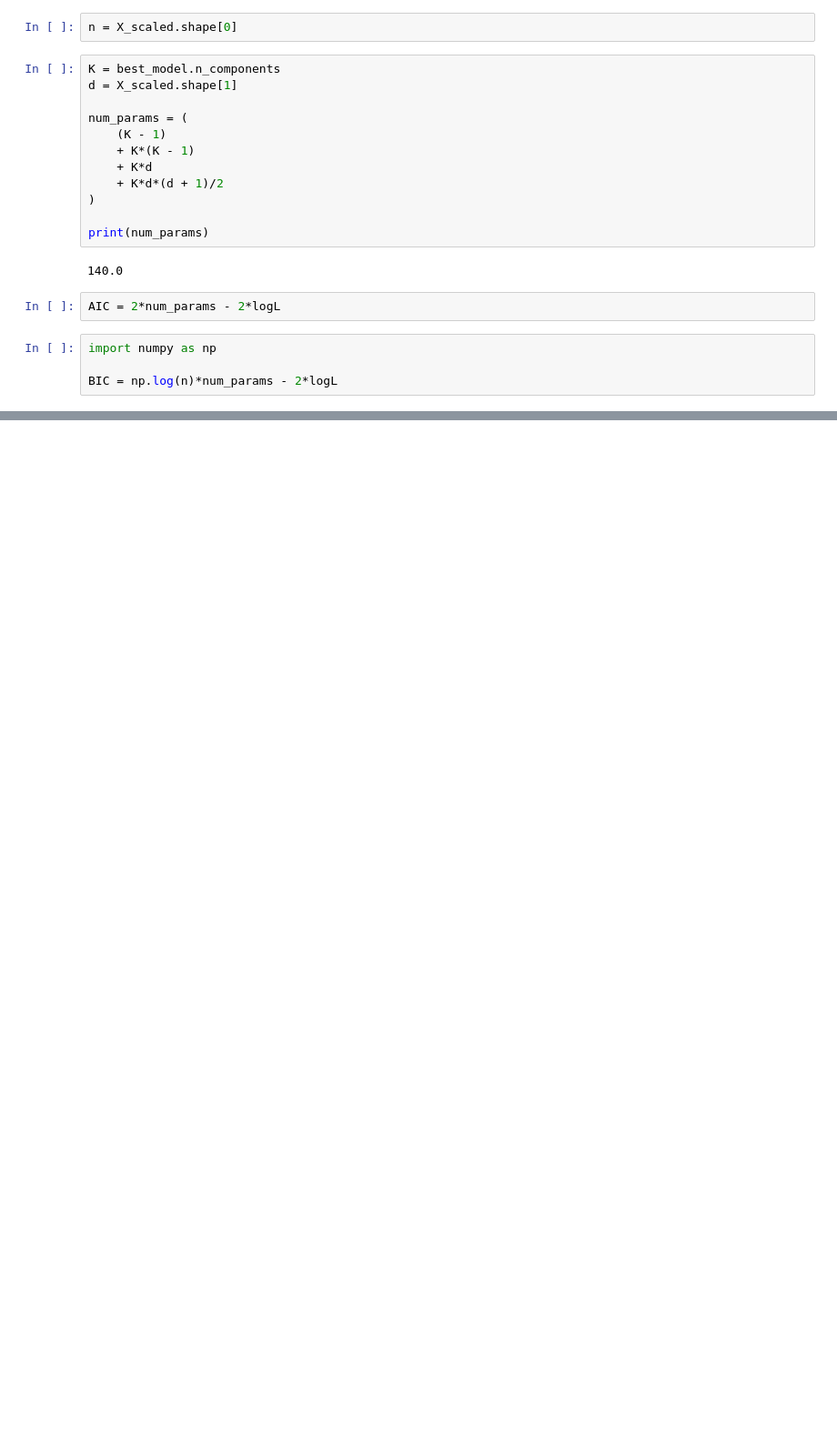
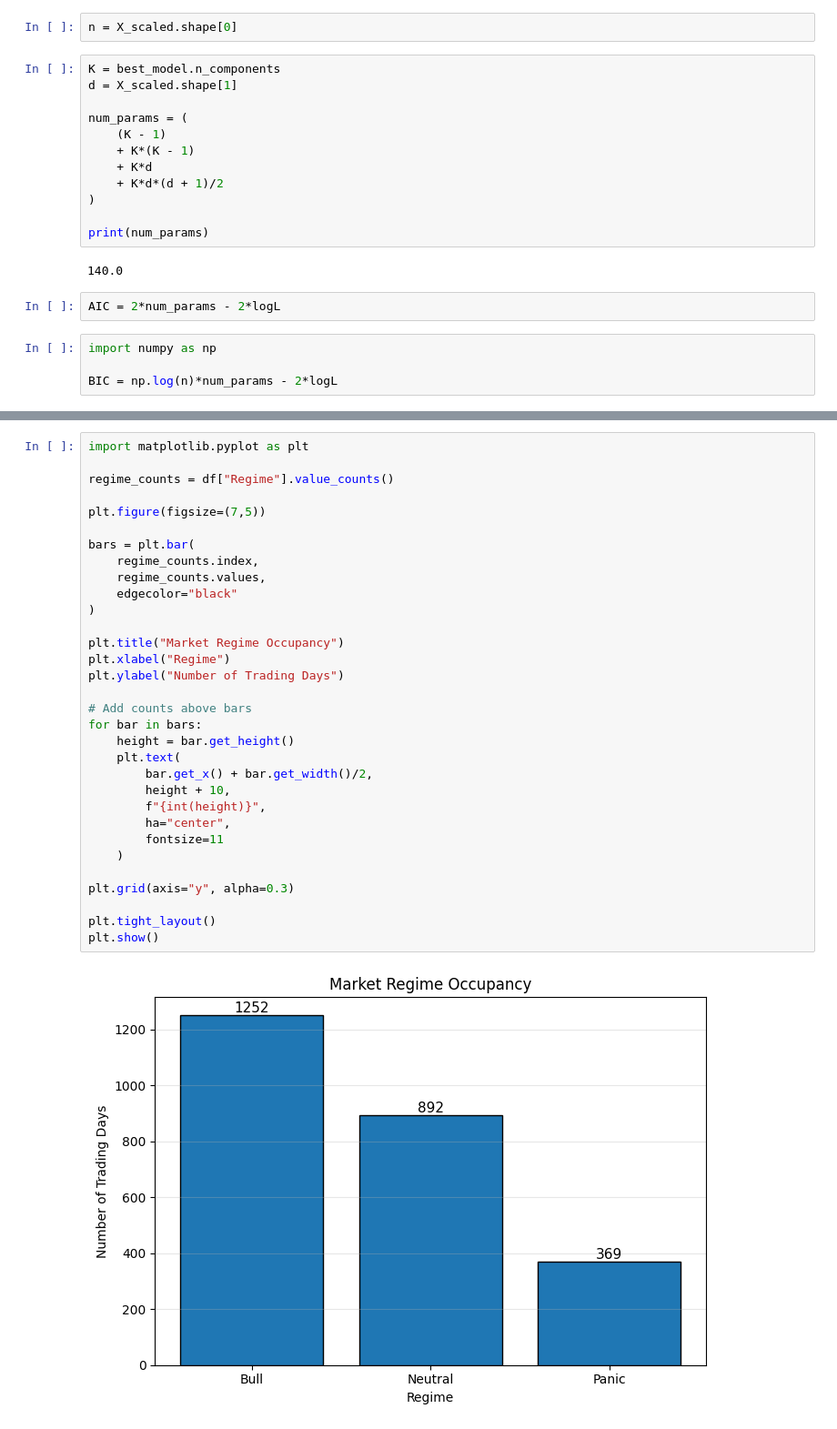
Before and after one commit to ayushanand1103/A-CMSI-research, a Jupyter notebook: Analysis/Phase 6/HMM making.ipynb, the cells around one changed output, grey strips where cells are left out. Shown at 91% size. Drawn from its saved outputs; the diff is of its cells as text; blank space fills up the shorter version.

```diff
--- a/Analysis/Phase 6/HMM making.ipynb
+++ b/Analysis/Phase 6/HMM making.ipynb
@@ -631,0 +632,34 @@ BIC            : 31387.09381561528
+# %%
+import matplotlib.pyplot as plt
+
+regime_counts = df["Regime"].value_counts()
+
+plt.figure(figsize=(7,5))
+
+bars = plt.bar(
+    regime_counts.index,
+    regime_counts.values,
+    edgecolor="black"
+)
+
+plt.title("Market Regime Occupancy")
+plt.xlabel("Regime")
+plt.ylabel("Number of Trading Days")
+
+# Add counts above bars
+for bar in bars:
+    height = bar.get_height()
+    plt.text(
+        bar.get_x() + bar.get_width()/2,
+        height + 10,
+        f"{int(height)}",
+        ha="center",
+        fontsize=11
+    )
+
+plt.grid(axis="y", alpha=0.3)
+
+plt.tight_layout()
+plt.show()
+# %% [output]
+[figure, added]
```
Also changed, not shown: parts of 5 cells of this notebook, 6 other files.
